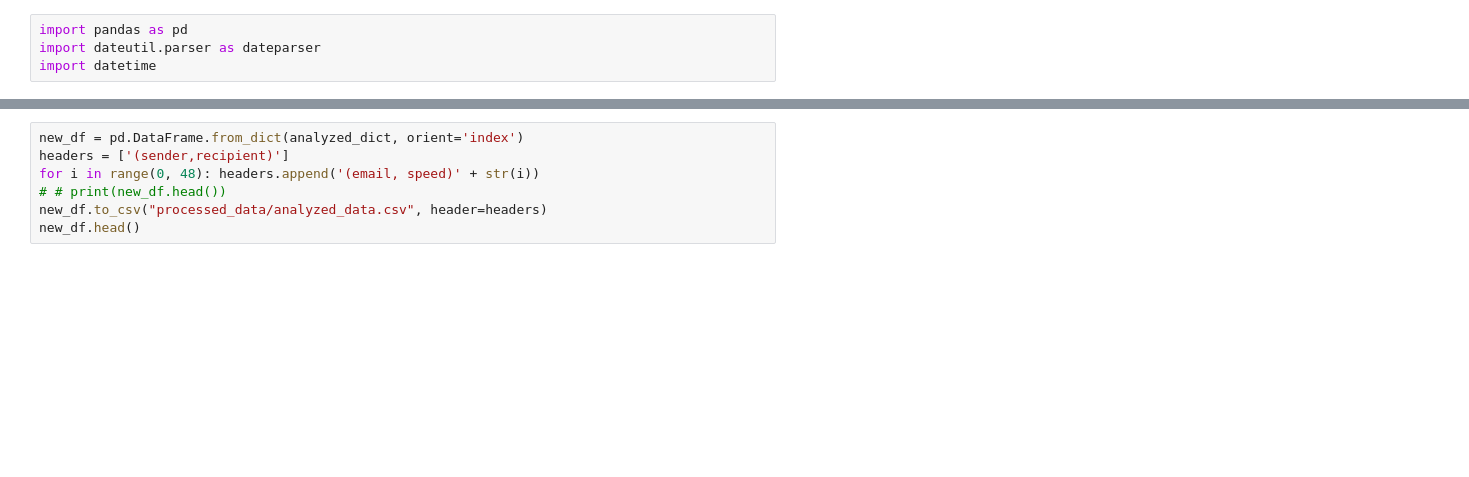
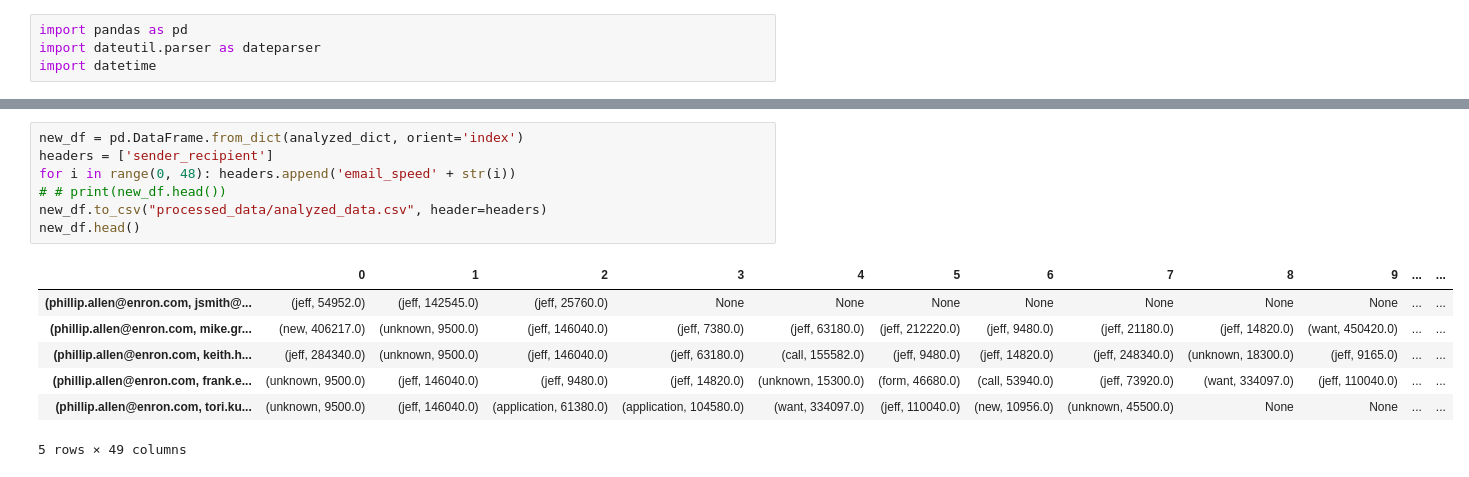
Before and after one commit to anan-ya-y/cs467-email-viz, a Jupyter notebook: analysis.ipynb, the cells around one changed output, grey strips where cells are left out. Drawn from its saved outputs; the diff is of its cells as text; blank space fills up the shorter version.

```diff
--- a/analysis.ipynb
+++ b/analysis.ipynb
@@ -93,7 +139,15 @@ print(len(analyzed_dict.values()))
 # %%
 new_df = pd.DataFrame.from_dict(analyzed_dict, orient='index')
-headers = ['(sender,recipient)']
-for i in range(0, 48): headers.append('(email, speed)' + str(i))
+headers = ['sender_recipient']
+for i in range(0, 48): headers.append('email_speed' + str(i))
 # # print(new_df.head())
 new_df.to_csv("processed_data/analyzed_data.csv", header=headers)
 new_df.head()
+# %% [output]
+|  | 0 | 1 | 2 | 3 | 4 | 5 | 6 | 7 | 8 | 9 | ... | ... |
+| (phillip.allen@enron.com, jsmith@... | (jeff, 54952.0) | (jeff, 142545.0) | (jeff, 25760.0) | None | None | None | None | None | None | None | ... | ... |
+| (phillip.allen@enron.com, mike.gr... | (new, 406217.0) | (unknown, 9500.0) | (jeff, 146040.0) | (jeff, 7380.0) | (jeff, 63180.0) | (jeff, 212220.0) | (jeff, 9480.0) | (jeff, 21180.0) | (jeff, 14820.0) | (want, 450420.0) | ... | ... |
+| (phillip.allen@enron.com, keith.h... | (jeff, 284340.0) | (unknown, 9500.0) | (jeff, 146040.0) | (jeff, 63180.0) | (call, 155582.0) | (jeff, 9480.0) | (jeff, 14820.0) | (jeff, 248340.0) | (unknown, 18300.0) | (jeff, 9165.0) | ... | ... |
+| (phillip.allen@enron.com, frank.e... | (unknown, 9500.0) | (jeff, 146040.0) | (jeff, 9480.0) | (jeff, 14820.0) | (unknown, 15300.0) | (form, 46680.0) | (call, 53940.0) | (jeff, 73920.0) | (want, 334097.0) | (jeff, 110040.0) | ... | ... |
+| (phillip.allen@enron.com, tori.ku... | (unknown, 9500.0) | (jeff, 146040.0) | (application, 61380.0) | (application, 104580.0) | (want, 334097.0) | (jeff, 110040.0) | (new, 10956.0) | (unknown, 45500.0) | None | None | ... | ... |
+5 rows × 49 columns
```
Also changed, not shown: parts of 6 cells of this notebook, 1 other file.
